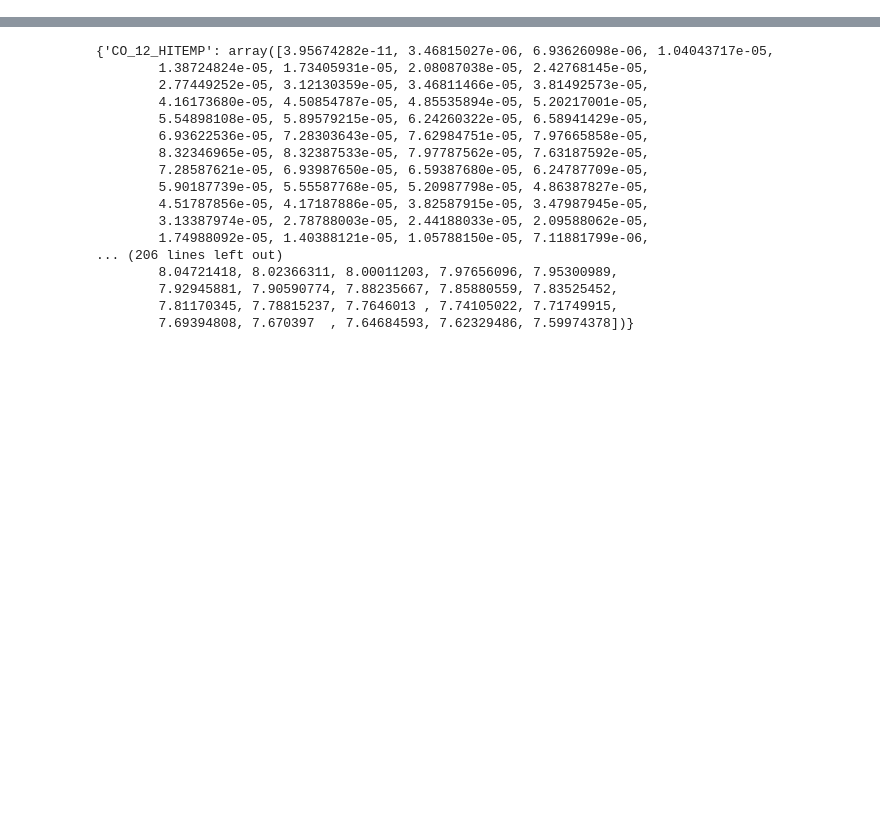
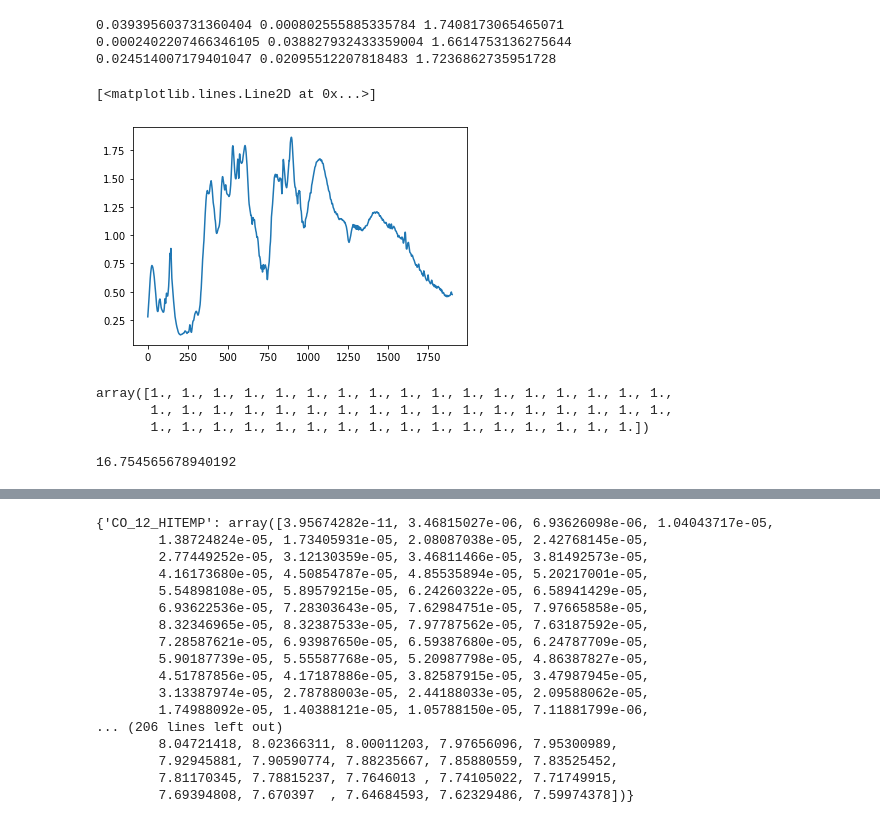
Before and after one commit to NatalieGrasser/LIFE_retrieval, a Jupyter notebook: LIFE_retrieval/debugging.ipynb, the cells around one changed output, grey strips where cells are left out. Saved outputs shown, nothing was run; the diff lists cells and outputs as text; code cells hidden in the pictures; blank space fills up the shorter version.

```diff
--- a/LIFE_retrieval/debugging.ipynb
+++ b/LIFE_retrieval/debugging.ipynb
@@ -104 +104,31 @@ retrieval=init_retrieval(target_object,Nlive,evtol,PT_type='PTknot',chem='var')
 #retrieval.evaluate(makefigs=False)
+# %%
+from pRT_model import pRT_spectrum
+import matplotlib.pyplot as plt
+model_object=pRT_spectrum(retrieval)
+model_flux=model_object.make_spectrum()
+plt.plot(model_flux)
+# %% [output]
+0.039395603731360404 0.000802555885335784 1.7408173065465071
+0.0002402207466346105 0.038827932433359004 1.6614753136275644
+0.024514007179401047 0.02095512207818483 1.7236862735951728
+[<matplotlib.lines.Line2D at 0x...>]
+[figure, added]
+# %%
+layers = np.empty(50)
+for l in range(50):
+    mf=0
+    for key in model_object.mass_fractions.keys():
+        if key!='MMW':
+            #print(key,model_object.mass_fractions[key][l])
+            mf+=model_object.mass_fractions[key][l]
+    layers[l]=mf
+layers
+# %% [output]
+array([1., 1., 1., 1., 1., 1., 1., 1., 1., 1., 1., 1., 1., 1., 1., 1., 1.,
+       1., 1., 1., 1., 1., 1., 1., 1., 1., 1., 1., 1., 1., 1., 1., 1., 1.,
+       1., 1., 1., 1., 1., 1., 1., 1., 1., 1., 1., 1., 1., 1., 1., 1.])
+# %%
+model_object.CO
+# %% [output]
+16.754565678940192
```
Also changed, not shown: parts of 7 cells of this notebook, 1 other file.
